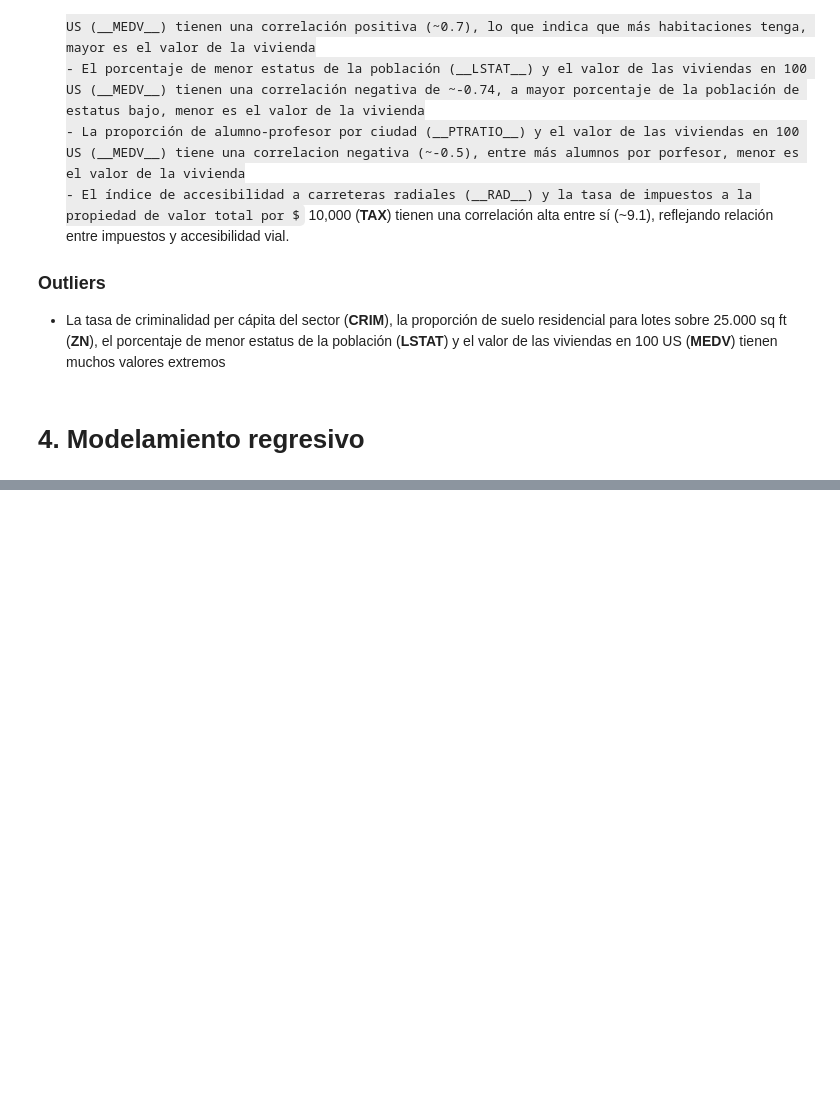
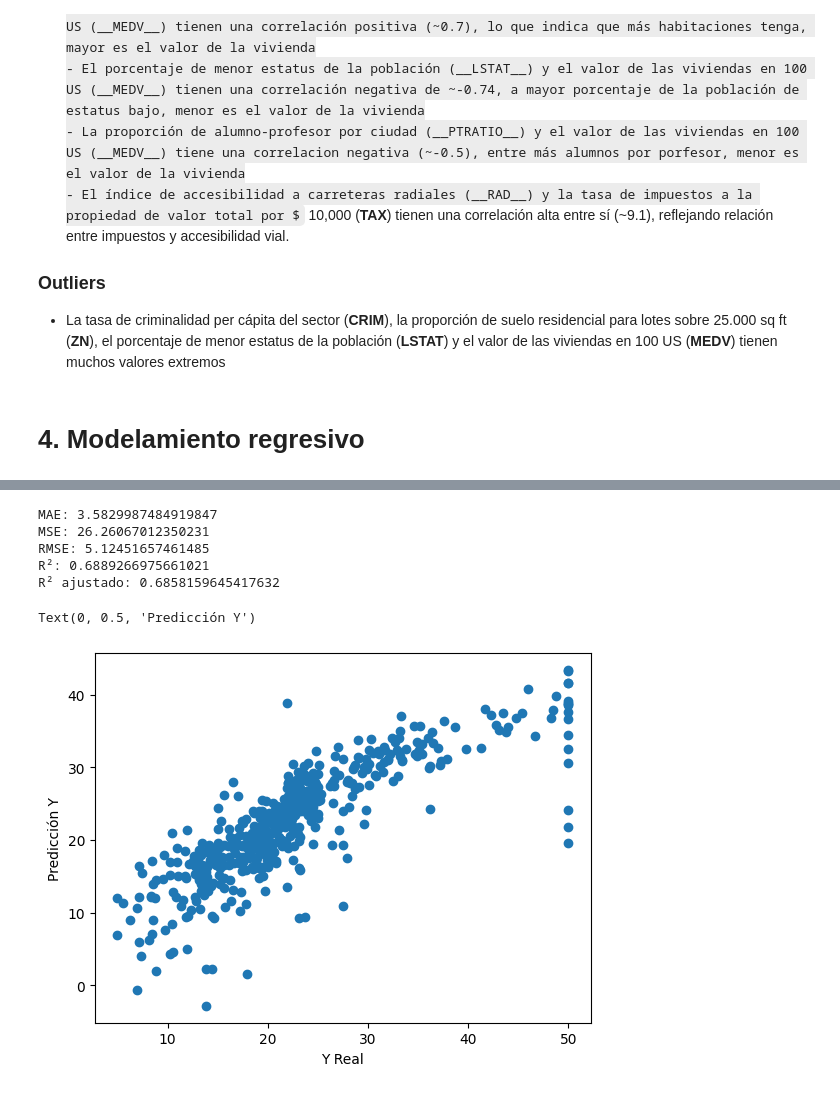
Before and after one commit to r2847txt/DataAnalysisSence2025, a Jupyter notebook: 3_AnalisisExploratorioProgramacionEstadistica/EvaluacionModulo/PreciosPropiedades-CaludioCarrillo.ipynb, the cells around one changed output, grey strips where cells are left out. Drawn from its saved outputs; the diff is of its cells as text; code cells hidden in the pictures; some formulas as TeX source; blank space fills up the shorter version.

```diff
--- a/3_AnalisisExploratorioProgramacionEstadistica/EvaluacionModulo/PreciosPropiedades-CaludioCarrillo.ipynb
+++ b/3_AnalisisExploratorioProgramacionEstadistica/EvaluacionModulo/PreciosPropiedades-CaludioCarrillo.ipynb
@@ -175,4 +176,4 @@ plt.show()
 # %% [markdown]
 # 4. Modelamiento regresivo
 # %%
-lm = smf.ols(formula '''Q("MEDV") ~ Q("RM") + Q("LSTAT")''', data=df).fit()
+lm = smf.ols(formula='Q("MEDV") ~ Q("RM") + Q("LSTAT") + Q("PTRATIO") + Q("NOX") + Q("CHAS")', data=df).fit()
@@ -180,0 +216,21 @@ KeyError: "['MDEV'] not found in axis"
+# %%
+y_true = df['MEDV']
+y_pred = lm.predict(df[['RM', 'LSTAT', 'PTRATIO', 'NOX', 'CHAS']])
+print('MAE: {}'.format(metrics.meanabs(y_true, y_pred)))
+print('MSE: {}'.format(metrics.mse(y_true, y_pred)))
+print('RMSE: {}'.format(metrics.rmse(y_true, y_pred)))
+print('R²: {}'.format(lm.rsquared))
+print('R² ajustado: {}'.format(lm.rsquared_adj))
+# %% [output]
+MAE: 3.5829987484919847
+MSE: 26.26067012350231
+RMSE: 5.12451657461485
+R²: 0.6889266975661021
+R² ajustado: 0.6858159645417632
+# %%
+plt.scatter(y_true, y_pred)
+plt.xlabel('Y Real')
+plt.ylabel('Predicción Y')
+# %% [output]
+Text(0, 0.5, 'Predicción Y')
+[figure, added]
```
Also changed, not shown: parts of 5 cells of this notebook.
